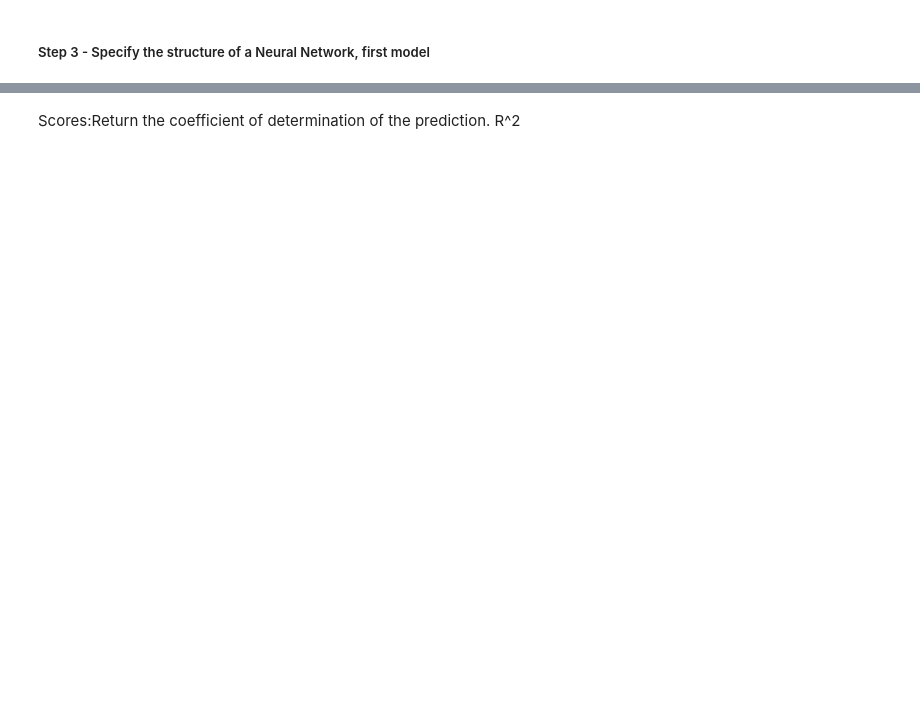
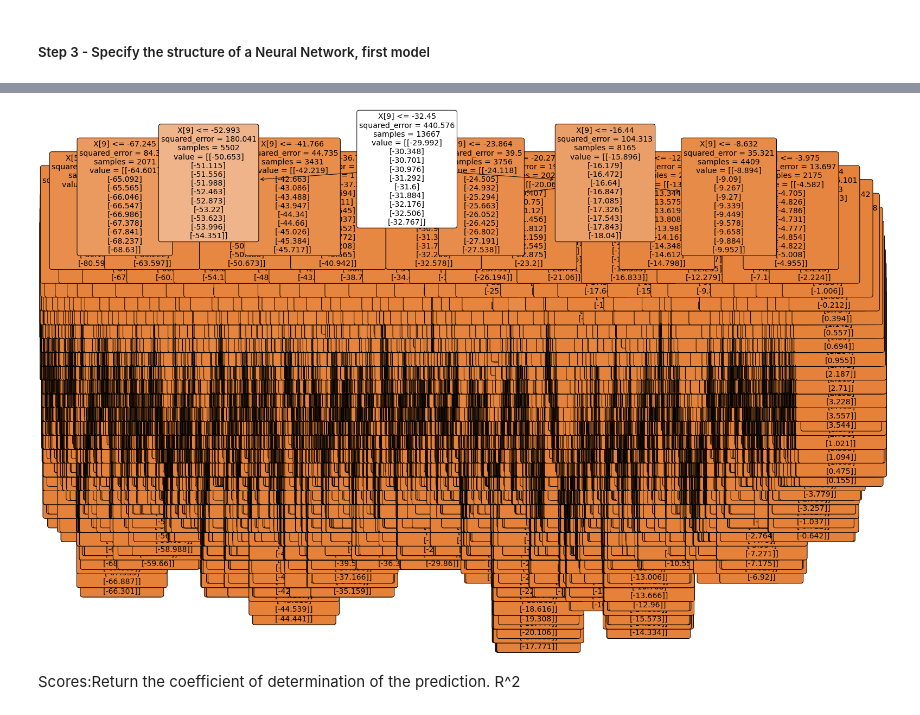
Before and after one commit to JayUpadhyayCS/DSFellowship, a Jupyter notebook: randomForest0809.ipynb, the cells around one changed output, grey strips where cells are left out. Saved outputs shown, nothing was run; the diff lists cells and outputs as text; code cells hidden in the pictures; blank space fills up the shorter version.

```diff
--- a/randomForest0809.ipynb
+++ b/randomForest0809.ipynb
@@ -188,3 +273,12 @@ plt.plot(estimators, scores)
+# %%
+from sklearn import tree
+Tree = model.estimators_[5]
+plt.figure(figsize=(25,15))
+tree.plot_tree(Tree,filled=True,
+              rounded=True,
+              fontsize=14);
+# %% [output]
+[figure, added]
 # %% [markdown]
 Scores:Return the coefficient of determination of the prediction. R^2
 # %%
```
Also changed, not shown: parts of 12 cells of this notebook, 19 other files.
